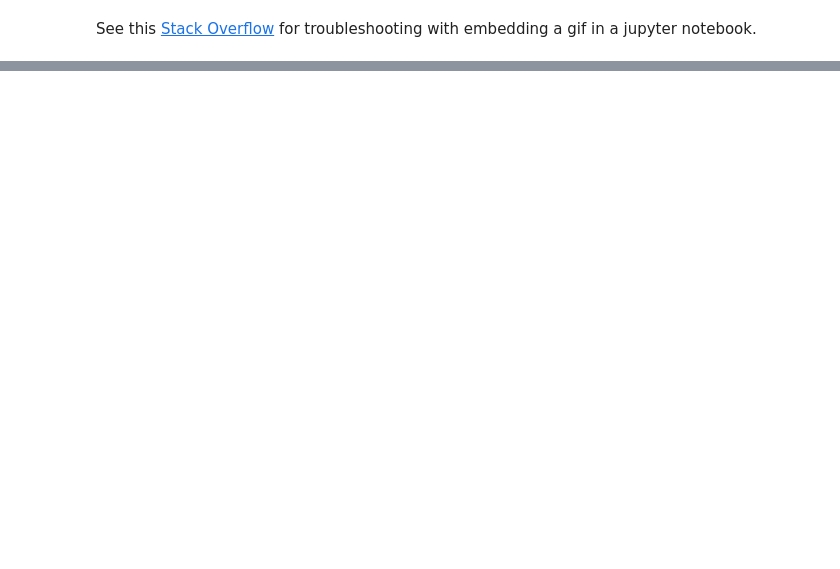
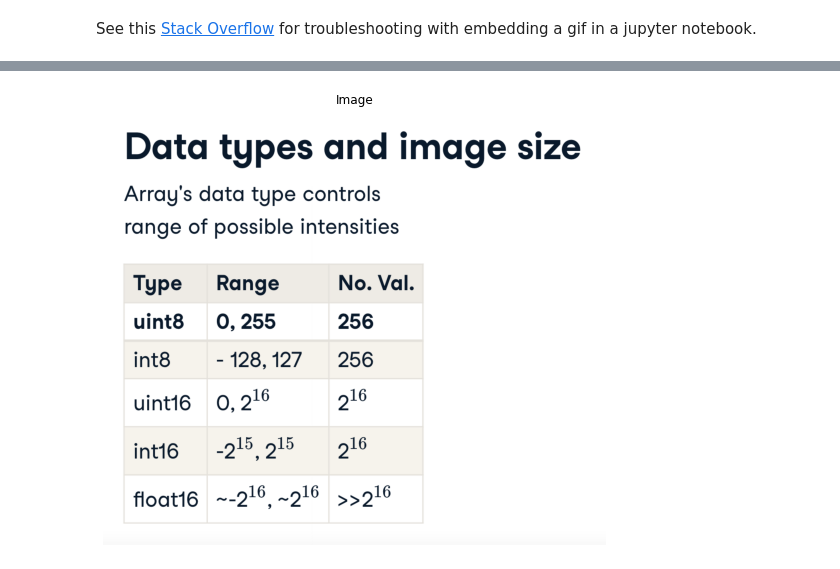
Before and after one commit to anmorgan24/Springboard, a Jupyter notebook: Notes/Image_Processing/Biomedical_Image_Analysis/Biomedical_Image_Analysis_01.ipynb, the cells around one changed output, grey strips where cells are left out. Drawn from its saved outputs; the diff is of its cells as text; code cells hidden in the pictures; blank space fills up the shorter version.

```diff
--- a/Notes/Image_Processing/Biomedical_Image_Analysis/Biomedical_Image_Analysis_01.ipynb
+++ b/Notes/Image_Processing/Biomedical_Image_Analysis/Biomedical_Image_Analysis_01.ipynb
@@ -677,0 +699,4 @@ See this [Stack Overflow](https://stackoverflow.com/questions/51527868/how-do-i-
+# %%
+show_image(imread('pics_b/dtypes_image_size.png'))
+# %% [output]
+[figure, added]
```
Also changed, not shown: parts of 22 cells of this notebook, 4 other files.
